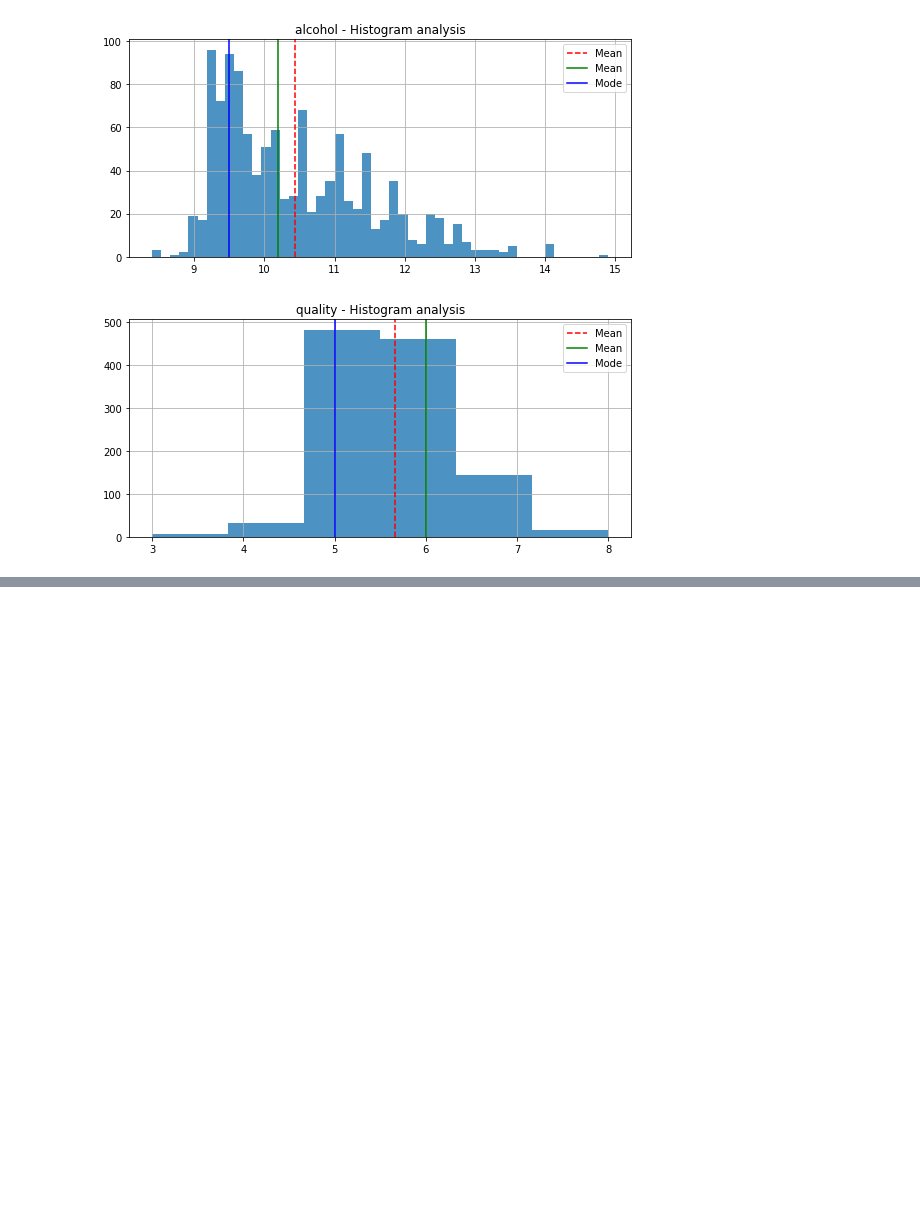
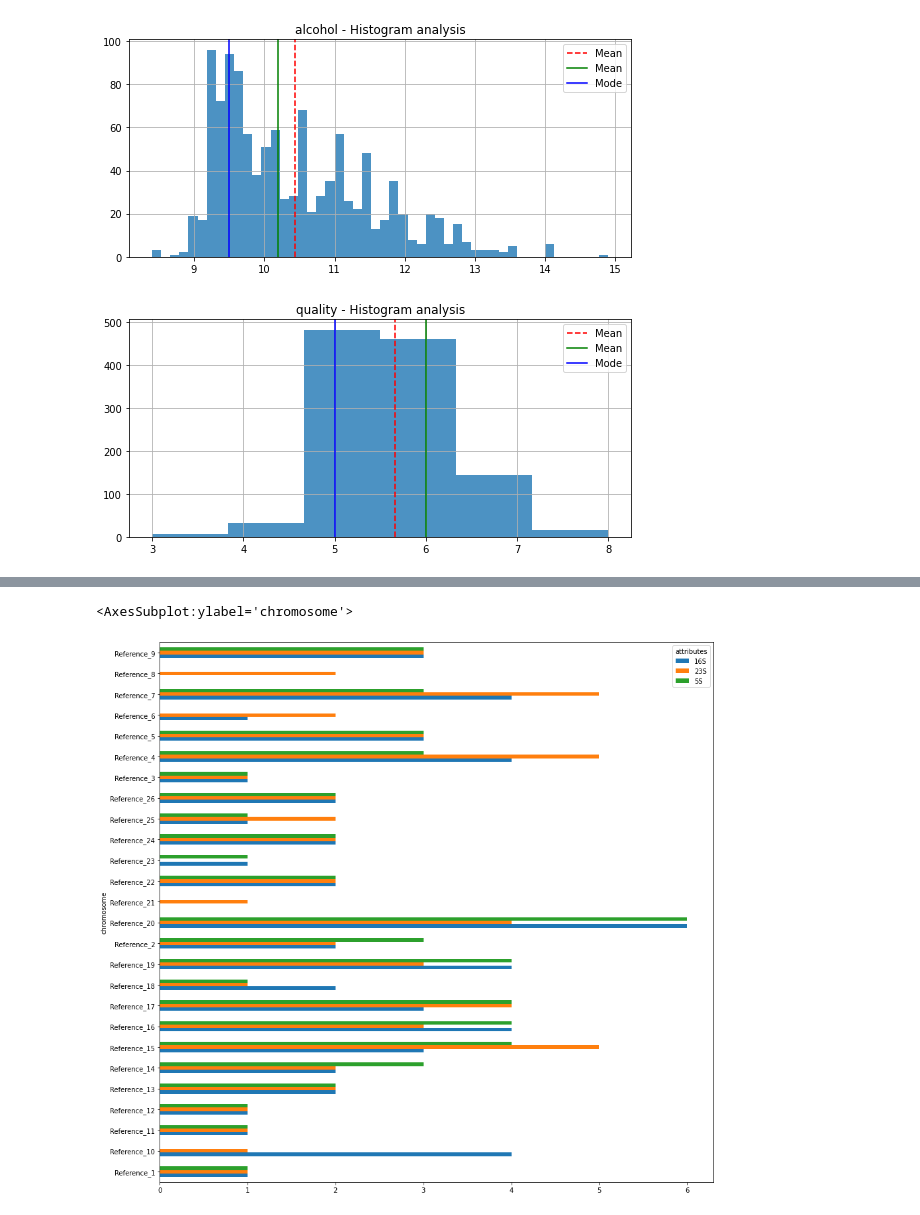
Before and after one commit to Freddsle/BI_2021_Python, a Jupyter notebook: python_homework/pandas_practice/ppractice.ipynb, the cells around one changed output, grey strips where cells are left out. Saved outputs shown, nothing was run; the diff lists cells and outputs as text; code cells hidden in the pictures; blank space fills up the shorter version.

```diff
--- a/python_homework/pandas_practice/ppractice.ipynb
+++ b/python_homework/pandas_practice/ppractice.ipynb
@@ -319,0 +336,5 @@ gff_df.head()
+# %%
+gff_df.groupby('attributes').chromosome.value_counts().unstack(0).plot.barh()
+# %% [output]
+<AxesSubplot:ylabel='chromosome'>
+[figure, added]
```
Also changed, not shown: parts of 31 cells of this notebook.
